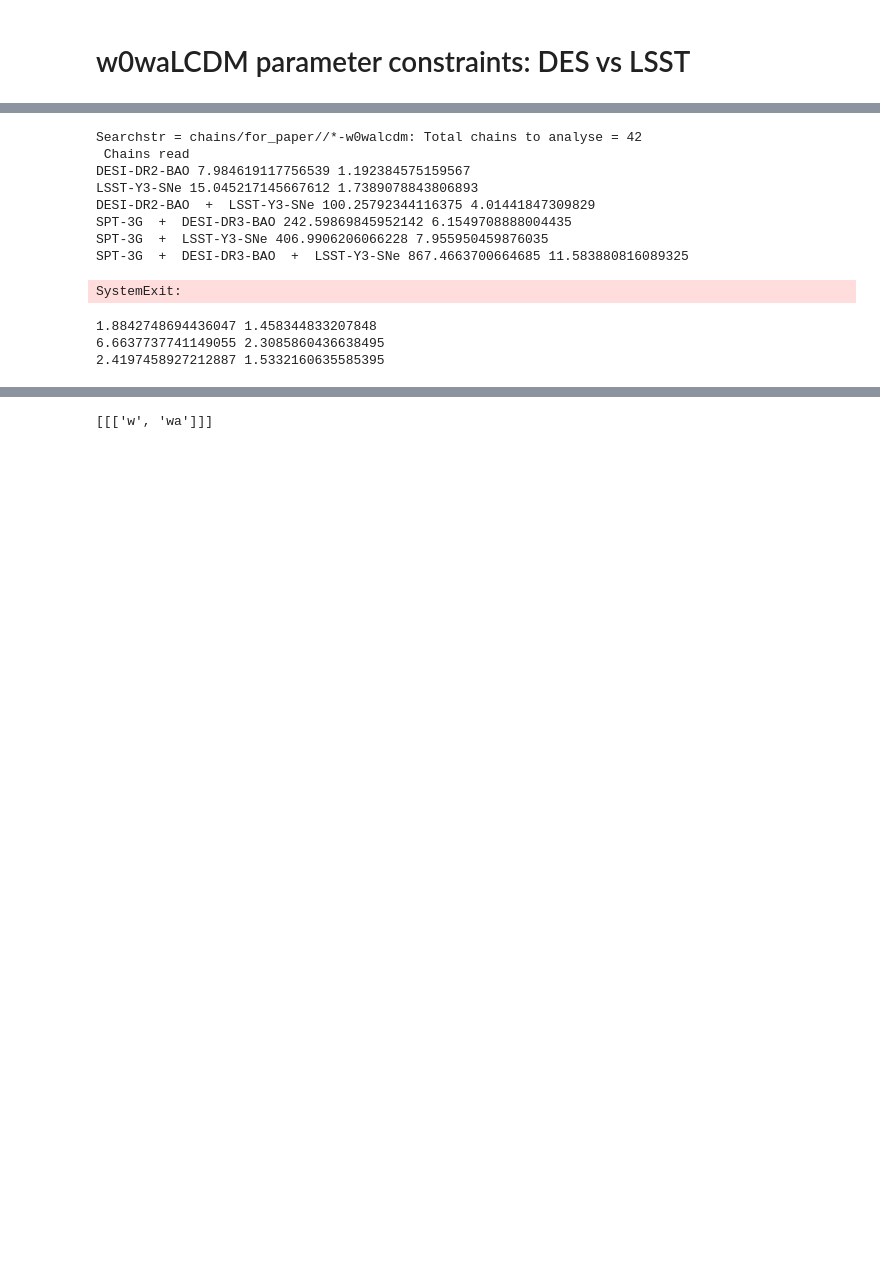
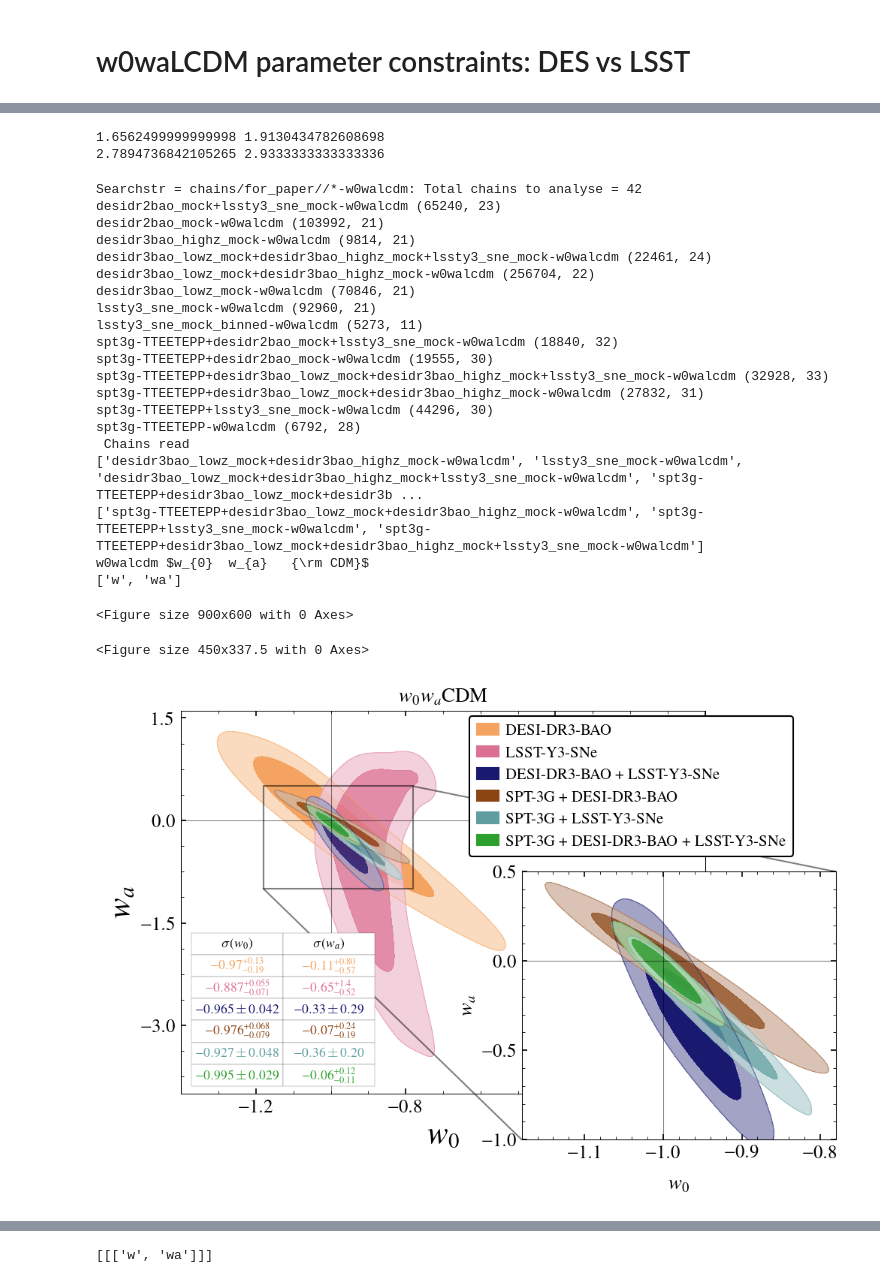
Before and after one commit to sriniraghunathan/CMB_BAO_SNe_likelihoods, a Jupyter notebook: analyse_chains_for_paper.ipynb, the cells around one changed output, grey strips where cells are left out. Saved outputs shown, nothing was run; the diff lists cells and outputs as text; code cells hidden in the pictures; blank space fills up the shorter version.

```diff
--- a/analyse_chains_for_paper.ipynb
+++ b/analyse_chains_for_paper.ipynb
@@ -307,3 +387,9 @@ lssty3snesim1_w0walcdm 1014.4355175095693 15.53060860117125
+# %%
+print( 5.3/3.2, 4.4/2.3 )
+print( 5.3/1.9, 4.4/1.5 )
+# %% [output]
+1.6562499999999998 1.9130434782608698
+2.7894736842105265 2.9333333333333336
 # %%
 cosmo_iter_dic = {'w0walcdm-w_wa': ['w', 'wa']}
 cosmo_name_and_tag = 'w0walcdm-w_wa'
@@ -352,7 +438,7 @@ if (1):
         curr_samples = getdist.mcsamples.loadMCSamples( fname )
         curr_samples.removeBurn(burn_in_fraction)
         samples_dic[chainname] = curr_samples
-        #print( chainname, curr_samples.samples.shape )
+        print( chainname, curr_samples.samples.shape )
 
     print(' Chains read'); ###sys.exit()
     #contour_colors = ['sandybrown', 'tab:red', 'tab:purple', 'tab:green', 'steelblue', 'tab:red', 'black']
@@ -365,8 +451,10 @@ array_of_param_limits_dic = []
 for pliter in range(2):
     curr_param_limits_dic = {}
     if pliter == 0:
-        curr_param_limits_dic['w'] = [-1.55, 0.3]
-        curr_param_limits_dic['wa'] = [-4.2, 1.7]
+        #curr_param_limits_dic['w'] = [-1.55, 0.3]
+        #curr_param_limits_dic['wa'] = [-4.2, 1.7]
+        curr_param_limits_dic['w'] = [-1.4, 0.]
+        curr_param_limits_dic['wa'] = [-4., 1.6]
         chains_to_plot = [
                           'desidr2bao_mock-%s' %(cosmo_name),
                           'lssty3_sne_mock-%s' %(cosmo_name),
@@ -390,6 +478,18 @@ for pliter in range(2):
                         ]
         color_arr = ['darkslategray', 'peru', 'tab:green']
         #color_arr = ['slateblue', 'peru', 'tab:green']
+
+    if (1): #replace DESI-DR2 with DESI-DR3
+
+        chains_to_plot_ref = []
+        for c in chains_to_plot:
+            c_mod = c.replace('desidr2bao_mock', 'desidr3bao_lowz_mock+desidr3bao_highz_mock')
+            chains_to_plot_ref.append( c_mod )
+        chains_to_plot = chains_to_plot_ref
+        print(chains_to_plot); ##sys.exit()
+
+
+
     params_to_plot = ['w', 'wa']
     samples_to_plot, labels_arr = [], []
     for chainname in chains_to_plot:
@@ -413,17 +513,25 @@ for pliter in range(2):
 
         labels_arr.append( chain_label )
 
-    if (1): #write FoM
+    if (0): #write FoM
         params_for_fom = ['w', 'wa']
         for curr_lab, curr_samples in zip( labels_arr, samples_to_plot ):
             cov_mat = misc_getdist.get_param_cov_mat_from_getdist(curr_samples, params_for_fom)
             fom = 1/np.sqrt( np.linalg.det(cov_mat) )
 
-            xarr, yarr, xgrid, ygrid, result_grid = misc_getdist.get_density(curr_samples, params_for_fom)
+            xarr, yarr, xgrid, ygrid, result_grid = misc_getdist.get_density(curr_samples, params_for_fom, normalized = False)
             dx = xarr[1] - xarr[0]
             dy = yarr[1] - yarr[0]
             grid_volume = np.sum(result_grid * dx * dy)
-            print( curr_lab, fom, 1/np.sqrt(grid_volume) )
+            imshow(result_grid); colorbar(); title(grid_volume); show(); sys.exit()
+
+            xarr, yarr, xgrid, ygrid, result_grid = misc_getdist.get_density(curr_samples, params_for_fom, use_getdist = False)
+            dx = xarr[1] - xarr[0]
+            dy = yarr[1] - yarr[0]
+            grid_volume_v2 = np.sum(result_grid * dx * dy)
+            imshow(result_grid); colorbar(); title(grid_volume_v2); show(); sys.exit()
+
+            print( curr_lab, fom, 1/np.sqrt(grid_volume), 1/np.sqrt(grid_volume_v2) )
         sys.exit()
 
     array_of_samples_to_plot.append( samples_to_plot )
@@ -463,45 +571,51 @@ g = misc_getdist.make_getdist_plot('multiple_2d_col',
                                     array_of_legfsval = np.asarray(array_of_legfsval)-1.,
                                    array_of_color_arr = array_of_color_arr,
                                    array_of_titles = [cosmo_label, None],
                                    array_of_param_limits_dic = array_of_param_limits_dic,
                                    array_of_zoom = array_of_zoom,
                                    array_of_sampleinds_for_zoom = array_of_sampleinds_for_zoom,
                                    array_of_param_limits_dic_for_zoom = array_of_param_limits_dic_for_zoom,
                                     array_of_table_locs = array_of_table_locs,
                                     array_of_table_width = array_of_table_width,
                                     array_of_table_col_width = array_of_table_col_width,
                                     array_to_table_fontsize = array_to_table_fontsize,
                                    figsize = figsize, fsval = fsval,
                                    labels = labels_arr,
                                    num_plot_contours = 2, filled = False,
                                    array_of_filled_arr = [[True, True, True, True, True, True], True],
                                    #array_of_num_plot_contours = [2, 2],
                                    legcol = [1,1,2],
 #                                    wspace = wspace, yvisibility = yvisibility,
 #                                   cosmo_label = cosmo_label,
 #                                    xyloc_for_leg = xyloc_for_leg,
                                    show_table = True,
                                    )
 plname = '%s/%s.pdf' %(pl_folder, cosmo_name_and_tag)
 #plname = '%s/png/%s.png' %(pl_folder, cosmo_name_and_tag)
 #plname = '%s/png/tmp/4.png' %(pl_folder)
 savefig(plname, dpi = 200.)
 show()
 # %% [output]
 Searchstr = chains/for_paper//*-w0walcdm: Total chains to analyse = 42
+desidr2bao_mock+lssty3_sne_mock-w0walcdm (65240, 23)
+desidr2bao_mock-w0walcdm (103992, 21)
+desidr3bao_highz_mock-w0walcdm (9814, 21)
+desidr3bao_lowz_mock+desidr3bao_highz_mock+lssty3_sne_mock-w0walcdm (22461, 24)
+desidr3bao_lowz_mock+desidr3bao_highz_mock-w0walcdm (256704, 22)
+desidr3bao_lowz_mock-w0walcdm (70846, 21)
+lssty3_sne_mock-w0walcdm (92960, 21)
+lssty3_sne_mock_binned-w0walcdm (5273, 11)
+spt3g-TTEETEPP+desidr2bao_mock+lssty3_sne_mock-w0walcdm (18840, 32)
+spt3g-TTEETEPP+desidr2bao_mock-w0walcdm (19555, 30)
+spt3g-TTEETEPP+desidr3bao_lowz_mock+desidr3bao_highz_mock+lssty3_sne_mock-w0walcdm (32928, 33)
+spt3g-TTEETEPP+desidr3bao_lowz_mock+desidr3bao_highz_mock-w0walcdm (27832, 31)
+spt3g-TTEETEPP+lssty3_sne_mock-w0walcdm (44296, 30)
+spt3g-TTEETEPP-w0walcdm (6792, 28)
  Chains read
-DESI-DR2-BAO 7.984619117756539 1.192384575159567
-LSST-Y3-SNe 15.045217145667612 1.7389078843806893
-DESI-DR2-BAO  +  LSST-Y3-SNe 100.25792344116375 4.01441847309829
-SPT-3G  +  DESI-DR3-BAO 242.59869845952142 6.1549708888004435
-SPT-3G  +  LSST-Y3-SNe 406.9906206066228 7.955950459876035
-SPT-3G  +  DESI-DR3-BAO  +  LSST-Y3-SNe 867.4663700664685 11.583880816089325
+['desidr3bao_lowz_mock+desidr3bao_highz_mock-w0walcdm', 'lssty3_sne_mock-w0walcdm', 'desidr3bao_lowz_mock+desidr3bao_highz_mock+lssty3_sne_mock-w0walcdm', 'spt3g-TTEETEPP+desidr3bao_lowz_mock+desidr3b ...
+['spt3g-TTEETEPP+desidr3bao_lowz_mock+desidr3bao_highz_mock-w0walcdm', 'spt3g-TTEETEPP+lssty3_sne_mock-w0walcdm', 'spt3g-TTEETEPP+desidr3bao_lowz_mock+desidr3bao_highz_mock+lssty3_sne_mock-w0walcdm']
+w0walcdm $w_{0}  w_{a}   {\rm CDM}$
+['w', 'wa']
-SystemExit:
+<Figure size 900x600 with 0 Axes>
+<Figure size 450x337.5 with 0 Axes>
+[figure, added]
-# %%
-print( 15.045217145667612/7.984619117756539, 1.7389078843806893/1.192384575159567 )
-print( 100.25792344116375/15.045217145667612, 4.01441847309829/1.7389078843806893 )
-print( 242.59869845952142/100.25792344116375, 6.1549708888004435/4.01441847309829 )
-# %% [output]
-1.8842748694436047 1.458344833207848
-6.6637737741149055 2.3085860436638495
-2.4197458927212887 1.5332160635585395
```
Also changed, not shown: parts of 16 cells of this notebook, 8 other files.
